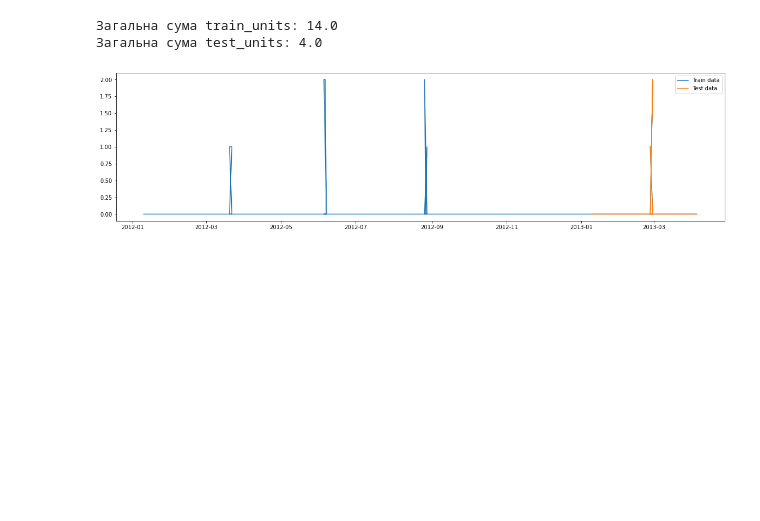
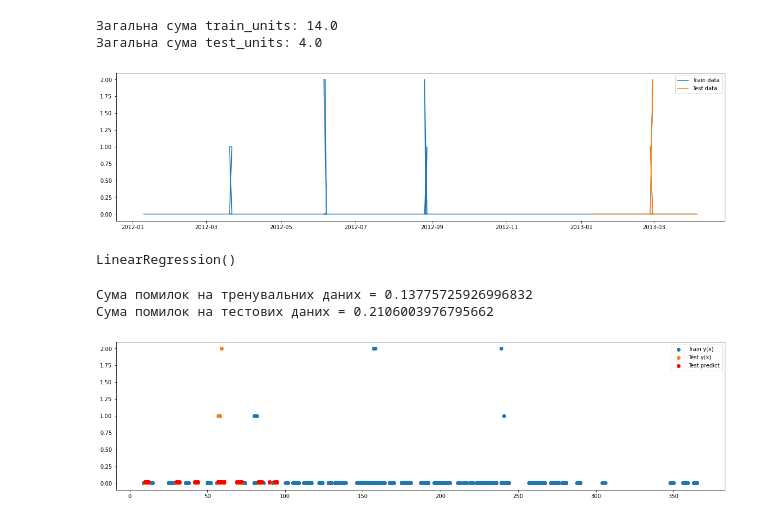
Before and after one commit to Zhenya72/GroupProject, a Jupyter notebook: Group_analysis.ipynb, the cells around one changed output. Drawn from its saved outputs; the diff is of its cells as text; code cells hidden in the pictures; blank space fills up the shorter version.

```diff
--- a/Group_analysis.ipynb
+++ b/Group_analysis.ipynb
@@ -542,3 +542,48 @@ plt.legend()
 plt.show()
 # %% [output]
 [figure]
+# %%
+# Створюємо нову ознаку - день у році
+train_existing_df['date'] = pd.to_datetime(train_existing_df['date'])
+test_existing_df['date'] = pd.to_datetime(test_existing_df['date'])
+
+train_existing_df['dayofyear'] = train_existing_df['date'].dt.dayofyear
+test_existing_df['dayofyear'] = test_existing_df['date'].dt.dayofyear
+
+x_train = pd.DataFrame()
+x_train['dayofyear'] = train_existing_df['dayofyear']
+x_test = pd.DataFrame()
+x_test['dayofyear'] = test_existing_df['dayofyear']
+
+y_train = train_existing_df['units']
+y_test = test_existing_df['units']
+
+from sklearn.linear_model import LinearRegression
+
+model = LinearRegression()
+model.fit(x_train, y_train)
+# %% [output]
+LinearRegression()
+# %%
+# Прогноз для тренувальних даних
+pred_train = model.predict(x_train)
+# Прогноз для даних, які модель ще не бачила
+pred_test = model.predict(x_test)
+# %%
+# Перевіряємо якість чисельно
+# mean_squared_error - середня сума квадратів відхилень (менше -> краще)
+from sklearn.metrics import mean_squared_error
+
+print('Сума помилок на тренувальних даних =', mean_squared_error(y_train, pred_train)**0.5)
+print('Сума помилок на тестових даних =', mean_squared_error(y_test, pred_test)**0.5)
+
+plt.figure(figsize=(20, 5))
+plt.scatter(x_train['dayofyear'], y_train, label='Train y(x)')
+plt.scatter(x_test['dayofyear'], y_test, label='Test y(x)')
+plt.scatter(x_test['dayofyear'], pred_test, label='Test predict', color='red')
+plt.legend()
+plt.show()
+# %% [output]
+Сума помилок на тренувальних даних = 0.13775725926996832
+Сума помилок на тестових даних = 0.2106003976795662
+[figure, added]
```
